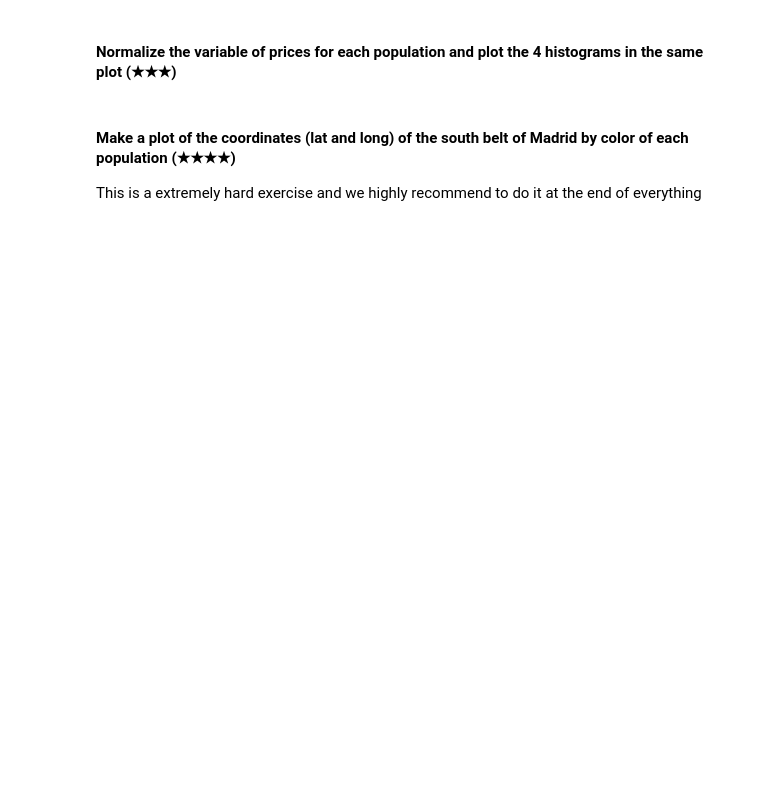
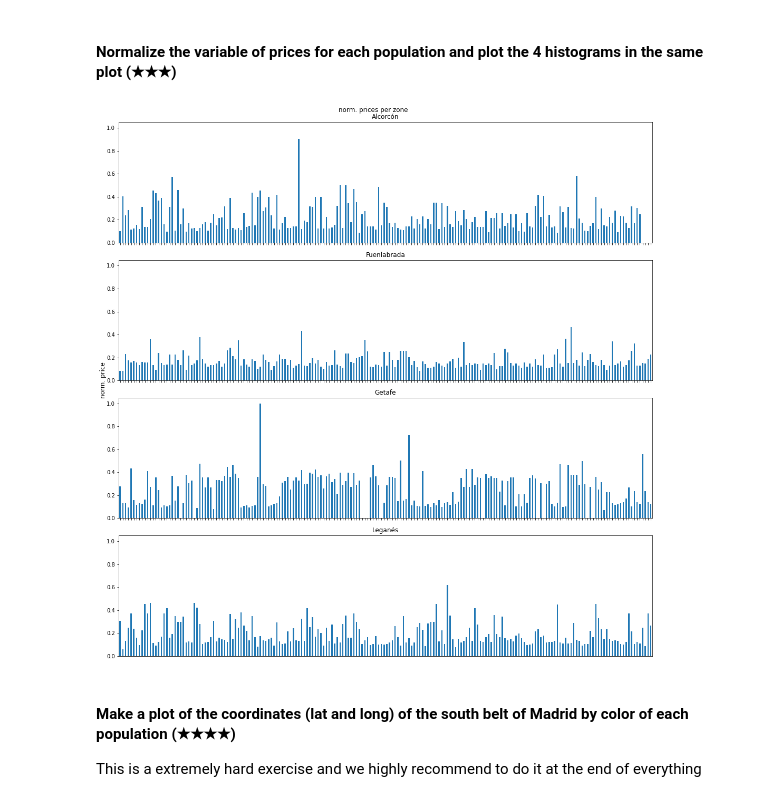
Before and after one commit to spannozzo/realestate-datacleanup-exercise, a Jupyter notebook: project.ipynb, the cells around one changed output. Drawn from its saved outputs; the diff is of its cells as text; code cells hidden in the pictures; blank space fills up the shorter version.

```diff
--- a/project.ipynb
+++ b/project.ipynb
@@ -150,2 +196,11 @@ git
 # %% [markdown]
 #### What is the most expensive home of each population? (★★☆)
+# %%
+x=south_belt.groupby('level5')['price'].max()
+
+t = pd.DataFrame(x)
+t.reset_index(level=0, inplace=True)
+
+z = south_belt[south_belt['price'].isin(t.price)]
+
+z
@@ -152,5 +214,33 @@ git
 # %% [markdown]
 #### Normalize the variable of prices for each population and plot the 4 histograms in the same plot (★★★)
+# %%
+import matplotlib.pyplot as plt
+import numpy as np
+import pandas as pd
+
+sb_prices = south_belt[['level5','price']]
+
+max = sb_prices['price'].max()
+min = sb_prices['price'].min()
+
+norm_sb_prices = sb_prices.apply(lambda x: (x-min)/(max-min) if x.name == 'price' else x)
+norm_sb_prices.columns=['zone','norm. price']
+#display(norm_sb_prices)
+
+g = norm_sb_prices.groupby('zone')
+
+fig, axs = plt.subplots(nrows=len(g), ncols=1, sharex=True, sharey=True,figsize=(15,15))
+plt.gca().axes.get_xaxis().set_visible(False)
+for (name, group), ax in zip(g, axs):
+    group.plot.bar(x='zone', y='norm. price', legend=False, ax=ax)
+    ax.set_title(name)
+
+fig.suptitle('norm. prices per zone')
+fig.supylabel('norm. price')
+
+plt.tight_layout()
+# %% [output]
+[figure, added]
 # %% [markdown]
 #### Make a plot of the coordinates (lat and long) of the south belt of Madrid by color of each population (★★★★)
 This is a extremely hard exercise and we highly recommend to do it at the end of everything
```
Also changed, not shown: parts of 14 cells of this notebook.
